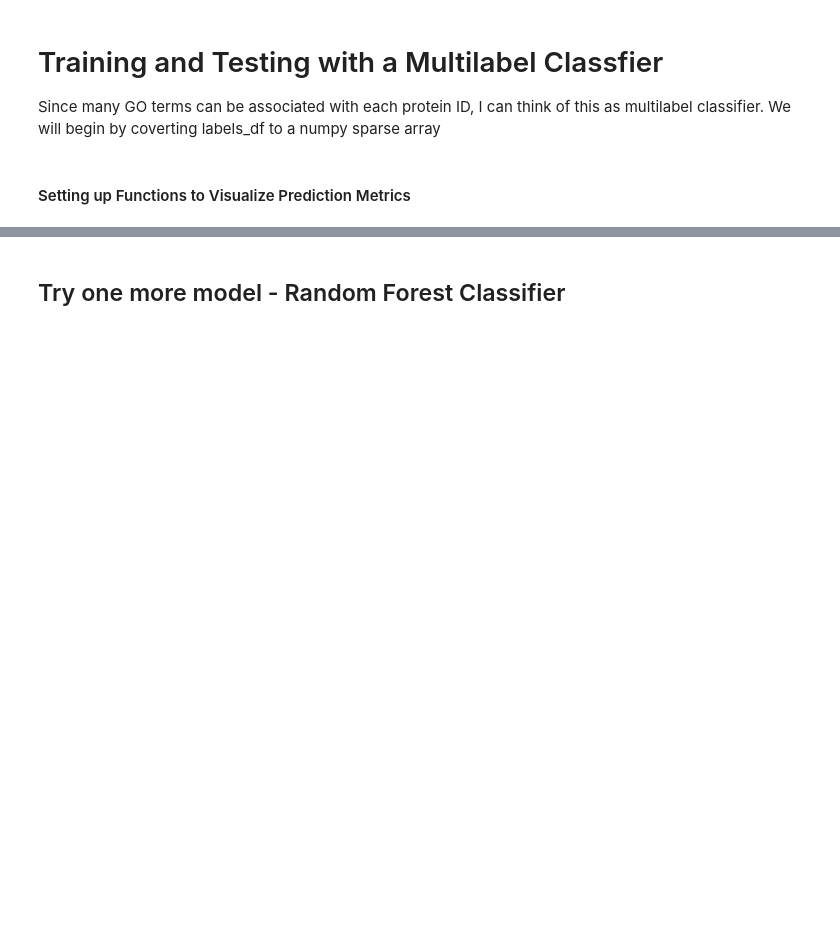
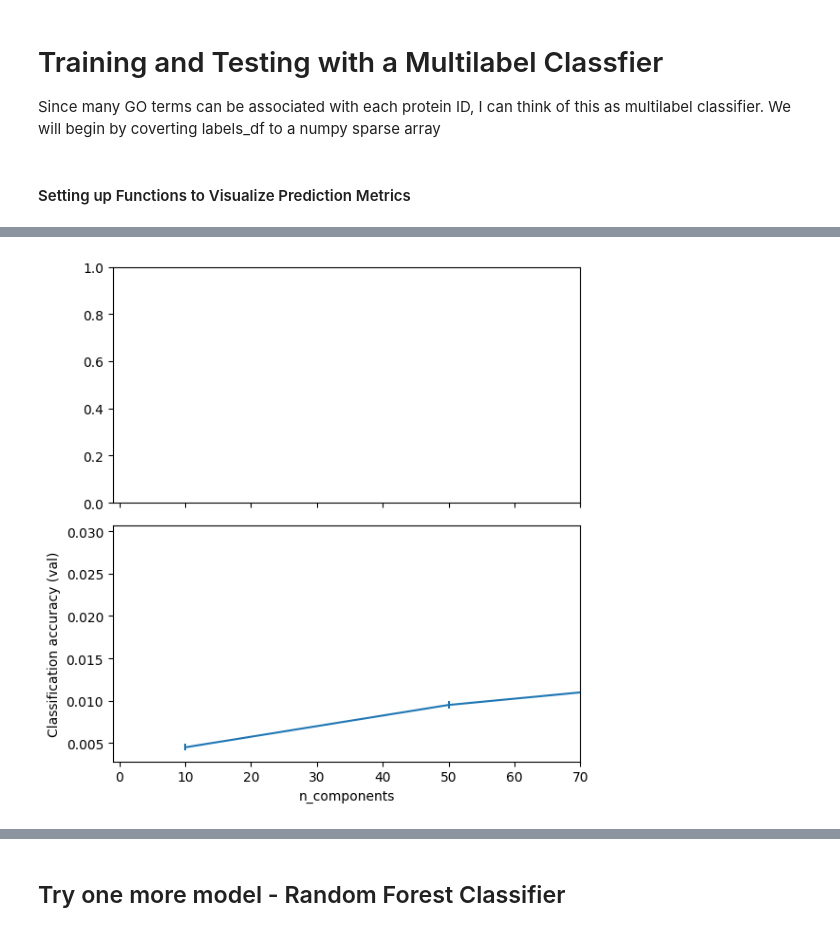
Before and after one commit to VNagesh-Bio/CAFA5, a Jupyter notebook: v-pc-ml-aicapstone-submission.ipynb, the cells around one changed output, grey strips where cells are left out. Cells and saved outputs as stored; diff of their text form; code cells hidden in the pictures; blank space fills up the shorter version.

```diff
--- a/v-pc-ml-aicapstone-submission.ipynb
+++ b/v-pc-ml-aicapstone-submission.ipynb
@@ -329,3 +407,19 @@ grid_search.fit(X_train, labels_df_train)
+# %%
+fig, (ax0, ax1) = plt.subplots(nrows=2, sharex=True, figsize=(6, 6))
+ax1.errorbar(
+    best_clfs[components_col],
+    best_clfs["mean_test_score"],
+    yerr=best_clfs["std_test_score"],
+)
+ax1.set_ylabel("Classification accuracy (val)")
+ax1.set_xlabel("n_components")
+
+plt.xlim(-1, 70)
+
+plt.tight_layout()
+plt.show()
+# %% [output]
+[figure, added]
 # %%
 # Get the best model
 best_model = grid_search.best_estimator_
```
Also changed, not shown: parts of 40 cells of this notebook.
